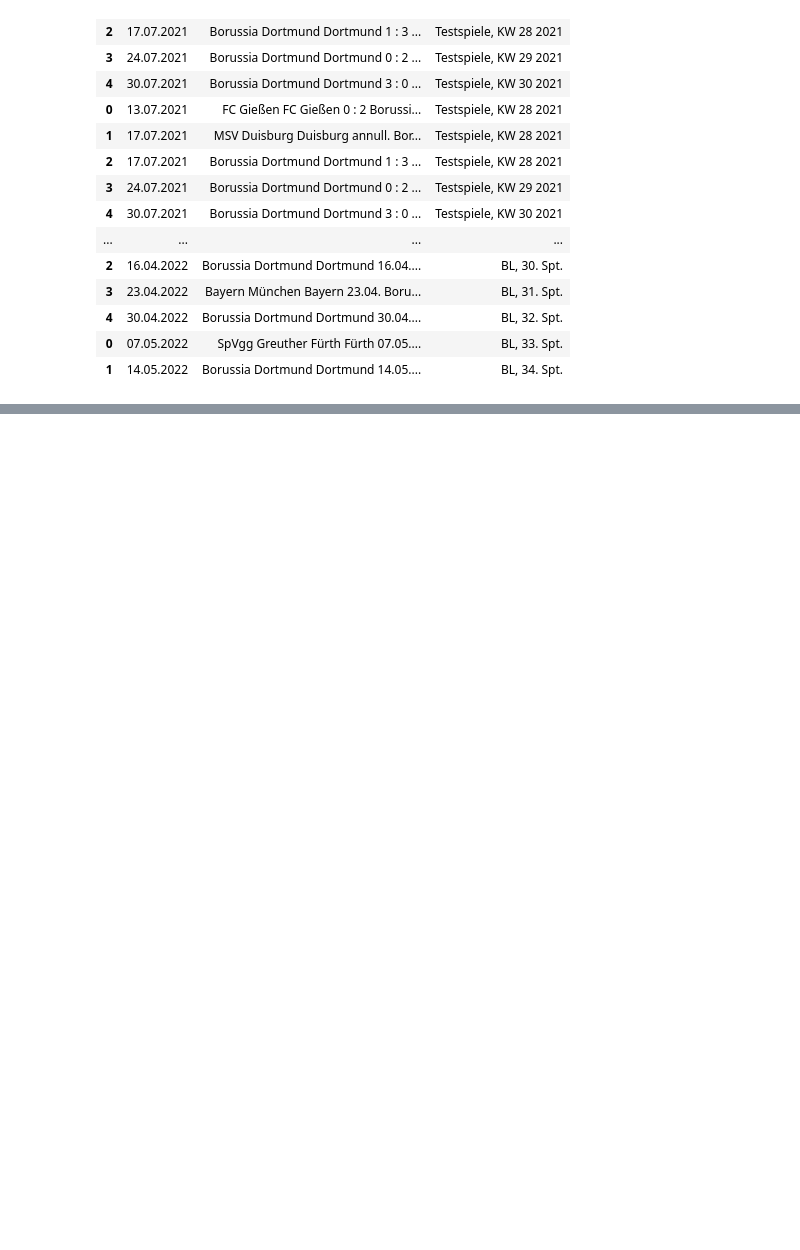
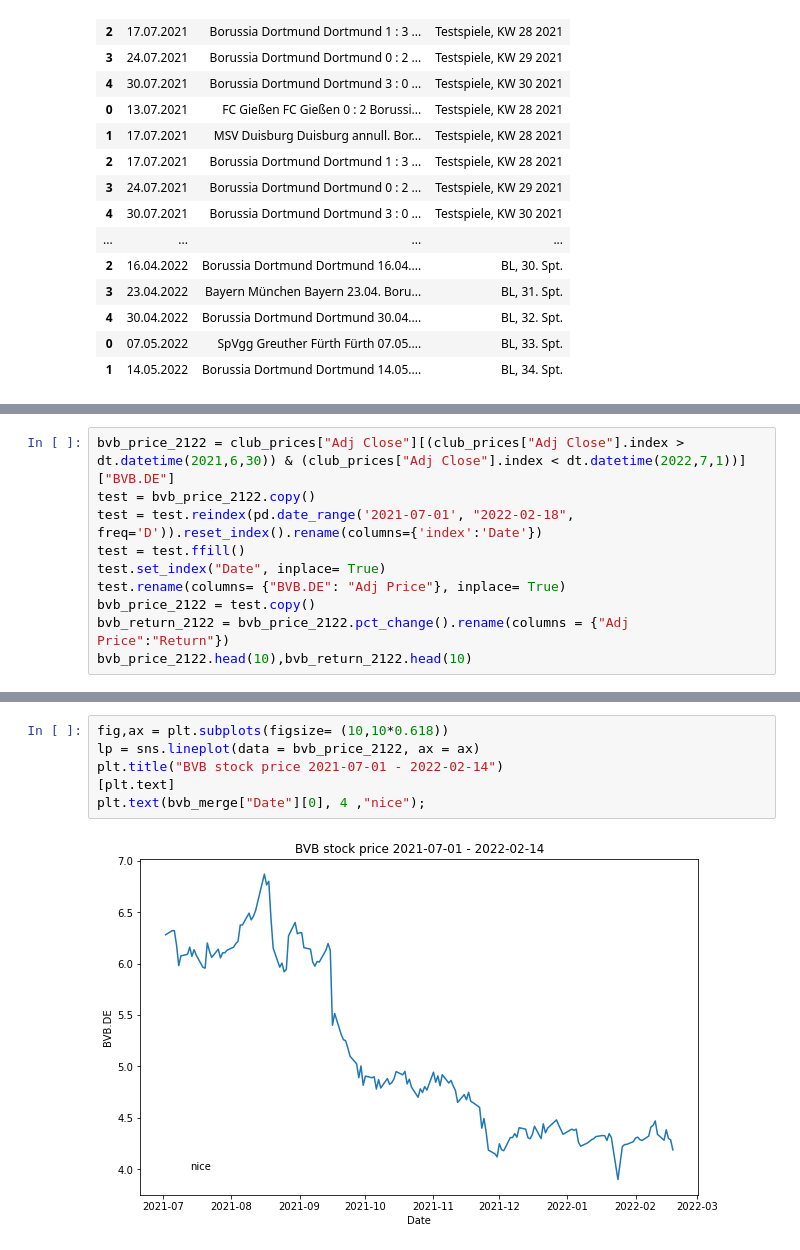
Before and after one commit to SweetyHotGirl21/Soccer-Bet-Stock-Hedge, a Jupyter notebook: main.ipynb, the cells around one changed output, grey strips where cells are left out. Drawn from its saved outputs; the diff is of its cells as text; blank space fills up the shorter version.

Commit message:
Merge Dataframe Intrapolation of dates

```diff
--- a/main.ipynb
+++ b/main.ipynb
@@ -151,0 +168,10 @@ df[["Date","Game",2]]
+# %%
+bvb_price_2122 = club_prices["Adj Close"][(club_prices["Adj Close"].index > dt.datetime(2021,6,30)) & (club_prices["Adj Close"].index < dt.datetime(2022,7,1))]["BVB.DE"]
+test = bvb_price_2122.copy()
+test = test.reindex(pd.date_range('2021-07-01', "2022-02-18", freq='D')).reset_index().rename(columns={'index':'Date'})
+test = test.ffill()
+test.set_index("Date", inplace= True)
+test.rename(columns= {"BVB.DE": "Adj Price"}, inplace= True)
+bvb_price_2122 = test.copy()
+bvb_return_2122 = bvb_price_2122.pct_change().rename(columns = {"Adj Price":"Return"})
+bvb_price_2122.head(10),bvb_return_2122.head(10)
@@ -151,0 +219,8 @@ df[["Date","Game",2]]
+# %%
+fig,ax = plt.subplots(figsize= (10,10*0.618))
+lp = sns.lineplot(data = bvb_price_2122, ax = ax)
+plt.title("BVB stock price 2021-07-01 - 2022-02-14")
+[plt.text]
+plt.text(bvb_merge["Date"][0], 4 ,"nice");
+# %% [output]
+[figure, added]
```
Also changed, not shown: parts of 11 cells of this notebook.
